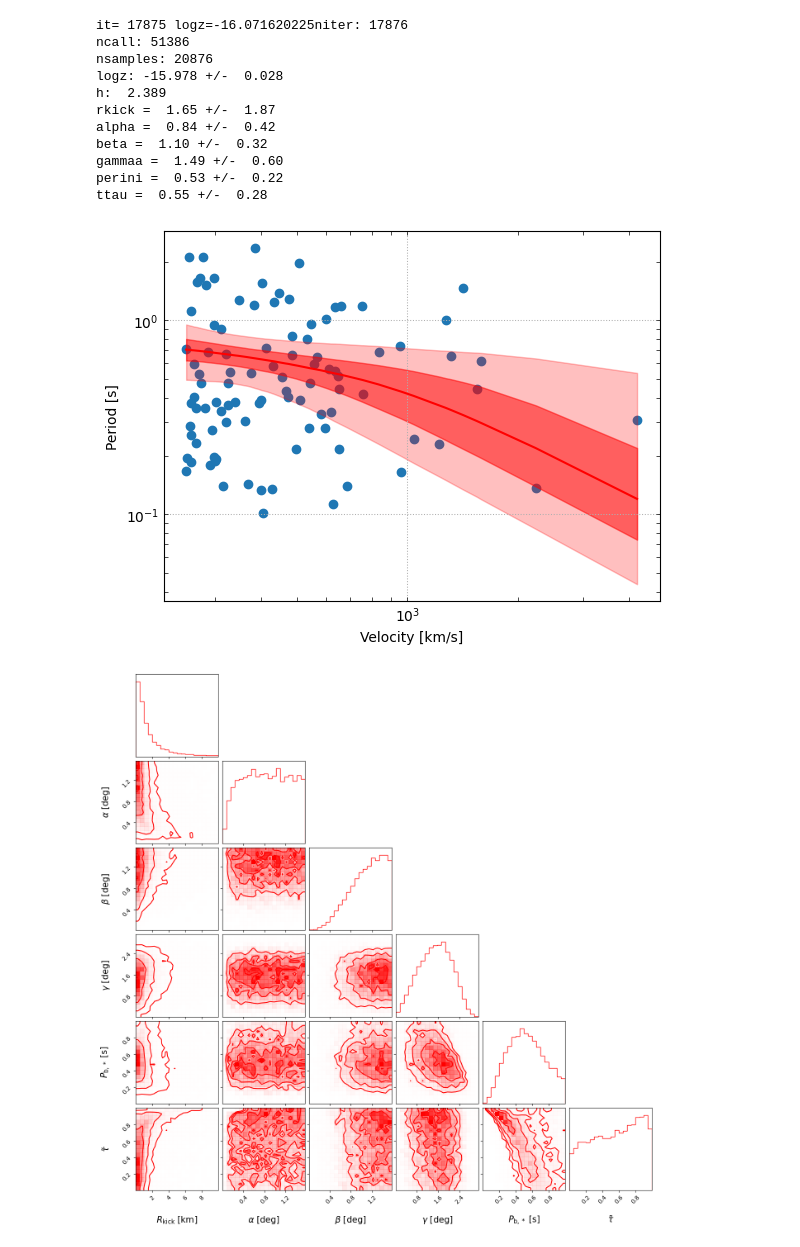
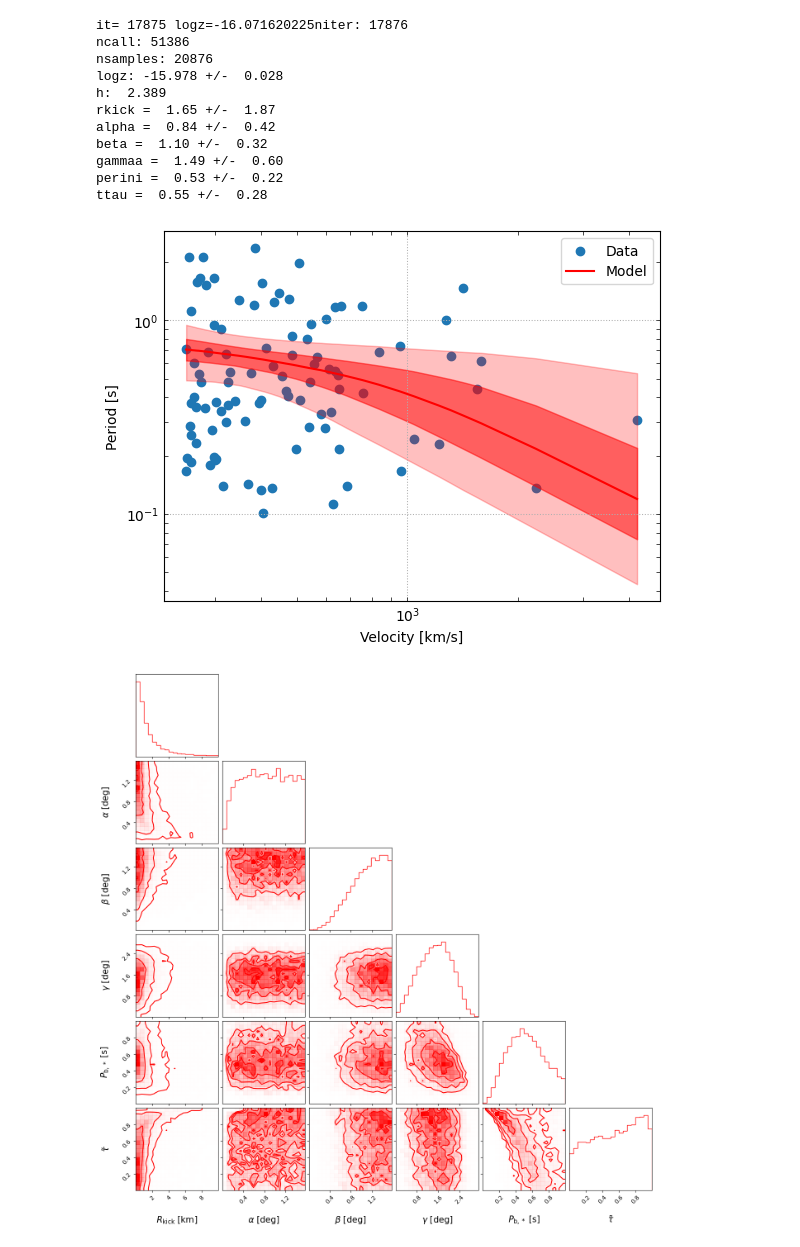
Before and after one commit to giacomofragione/pulsar_model, a Jupyter notebook: Pulsars.ipynb, the cells around one changed output. Cells and saved outputs as stored; diff of their text form; code cells hidden in the pictures.

Commit message:
pulsar model

```diff
--- a/Pulsars.ipynb
+++ b/Pulsars.ipynb
@@ -147,33 +147,37 @@ gammaa =  1.49 +/-  0.60
 perini =  0.53 +/-  0.22
 ttau =  0.55 +/-  0.28
 # %%
+#############################
+#   PLOTS
+#############################
+
 nsamples = nlive
 palpha, palpha2 = 5, 25
 
 nweights = res.weights/np.max(res.weights)
 keepidx = np.where(np.random.rand(len(nweights)) < nweights)[0]
 samples_nestle = res.samples[keepidx,:]
 
 med_model, per_low, per_high, per_low2, per_high2 = sample_models(nsamples,samples_nestle,palpha,palpha2,x)
 
-plt.scatter(vtr,per,color='C0')
-plt.plot(vtr,med_model, color='red')
+plt.scatter(vtr,per,color='C0',label='Data')
+plt.plot(vtr,med_model, color='red',label='Model')
 plt.fill_between(vtr,per_low,per_high,color='red',alpha=0.25)
 plt.fill_between(vtr,per_low2,per_high2,color='red',alpha=0.5)
 plt.xlabel('Velocity [km/s]')
 plt.ylabel('Period [s]')
 plt.xscale("log")
 plt.yscale("log")
-#plt.legend()
+plt.legend()
 
 plt.grid(linestyle=':',linewidth='0.75')
 plt.gca().xaxis.set_ticks_position('both')
 plt.gca().yaxis.set_ticks_position('both')
 plt.tick_params('both',length=3,width=0.5,which='both',direction = 'in')
 
 plt.savefig('pulsars.pdf', format='pdf', dpi=1000, bbox_inches='tight')
 # %% [output]
-[figure, old version]
+[figure, new version]
 # %%
 # corner plot
 
```
Also changed, not shown: parts of 1 cell of this notebook.
